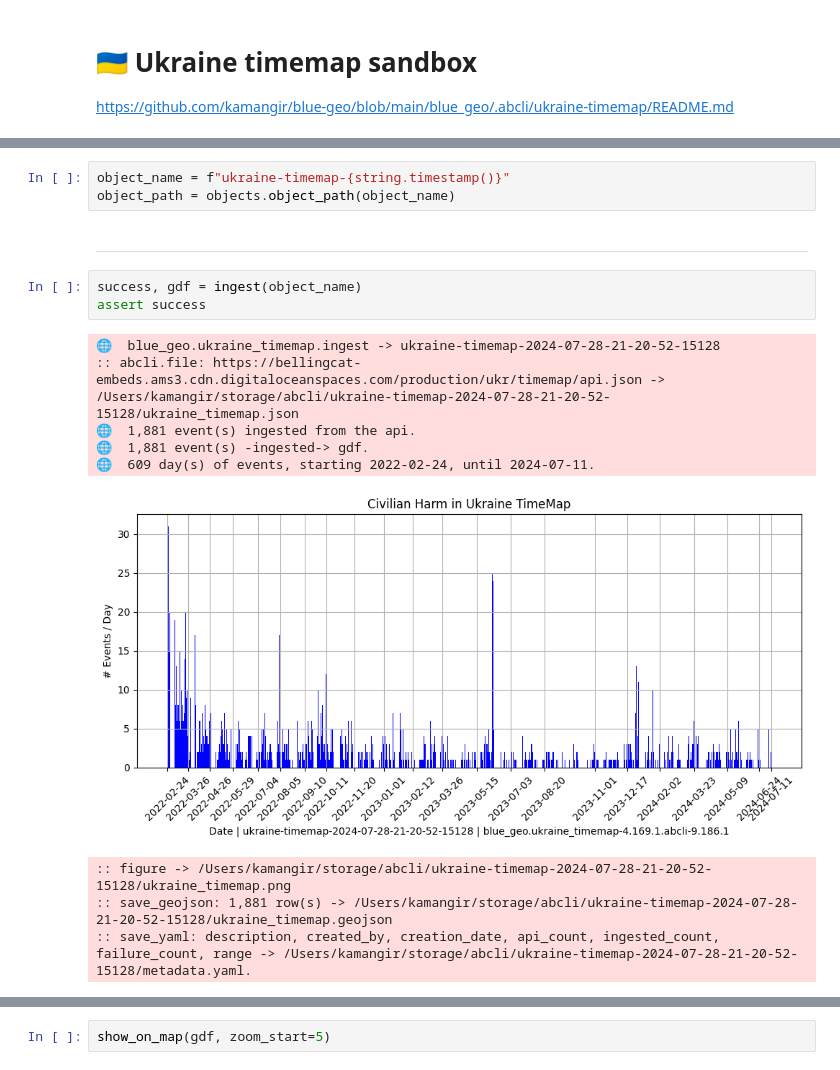
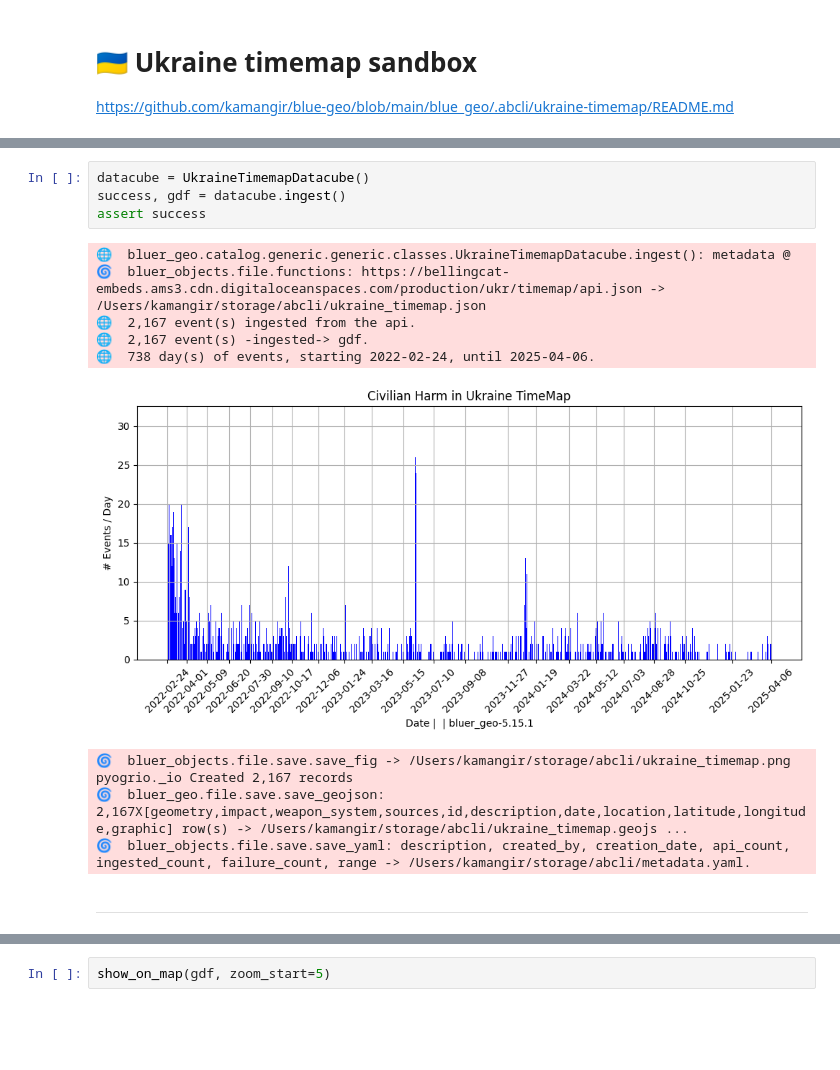
Before and after one commit to kamangir/bluer-geo, a Jupyter notebook: notebooks/ukraine-timemap.ipynb, the cells around one changed output, grey strips where cells are left out. Saved outputs shown, nothing was run; the diff lists cells and outputs as text; blank space fills up the shorter version.

Commit message:
++ - kamangir/bolt#746

```diff
--- a/notebooks/ukraine-timemap.ipynb
+++ b/notebooks/ukraine-timemap.ipynb
@@ -20,21 +20,20 @@ logger.info(f"{'.'.join(signature())},\nbuilt on {string.pretty_date()}")
-# %%
-object_name = f"ukraine-timemap-{string.timestamp()}"
-object_path = objects.object_path(object_name)
+# %%
+datacube = UkraineTimemapDatacube()
+success, gdf = datacube.ingest()
+assert success
+# %% [output]
+🌐  bluer_geo.catalog.generic.generic.classes.UkraineTimemapDatacube.ingest(): metadata @
+🌀  bluer_objects.file.functions: https://bellingcat-embeds.ams3.cdn.digitaloceanspaces.com/production/ukr/timemap/api.json -> /Users/kamangir/storage/abcli/ukraine_timemap.json
+🌐  2,167 event(s) ingested from the api.
+🌐  2,167 event(s) -ingested-> gdf.
+🌐  738 day(s) of events, starting 2022-02-24, until 2025-04-06.
+[figure, added]
+🌀  bluer_objects.file.save.save_fig -> /Users/kamangir/storage/abcli/ukraine_timemap.png
+pyogrio._io Created 2,167 records
+🌀  bluer_geo.file.save.save_geojson: 2,167X[geometry,impact,weapon_system,sources,id,description,date,location,latitude,longitude,graphic] row(s) -> /Users/kamangir/storage/abcli/ukraine_timemap.geojs ...
+🌀  bluer_objects.file.save.save_yaml: description, created_by, creation_date, api_count, ingested_count, failure_count, range -> /Users/kamangir/storage/abcli/metadata.yaml.
 # %% [markdown]
 ---
-# %%
-success, gdf = ingest(object_name)
-assert success
-# %% [output]
-🌐  blue_geo.ukraine_timemap.ingest -> ukraine-timemap-2024-07-28-21-20-52-15128
-:: abcli.file: https://bellingcat-embeds.ams3.cdn.digitaloceanspaces.com/production/ukr/timemap/api.json -> /Users/kamangir/storage/abcli/ukraine-timemap-2024-07-28-21-20-52-15128/ukraine_timemap.json
-🌐  1,881 event(s) ingested from the api.
-🌐  1,881 event(s) -ingested-> gdf.
-🌐  609 day(s) of events, starting 2022-02-24, until 2024-07-11.
-[figure, removed]
-:: figure -> /Users/kamangir/storage/abcli/ukraine-timemap-2024-07-28-21-20-52-15128/ukraine_timemap.png
-:: save_geojson: 1,881 row(s) -> /Users/kamangir/storage/abcli/ukraine-timemap-2024-07-28-21-20-52-15128/ukraine_timemap.geojson
-:: save_yaml: description, created_by, creation_date, api_count, ingested_count, failure_count, range -> /Users/kamangir/storage/abcli/ukraine-timemap-2024-07-28-21-20-52-15128/metadata.yaml.
 # %%
 gdf.head()
 # %% [output]
```
Also changed, not shown: parts of 3 cells of this notebook, 5 other files.
